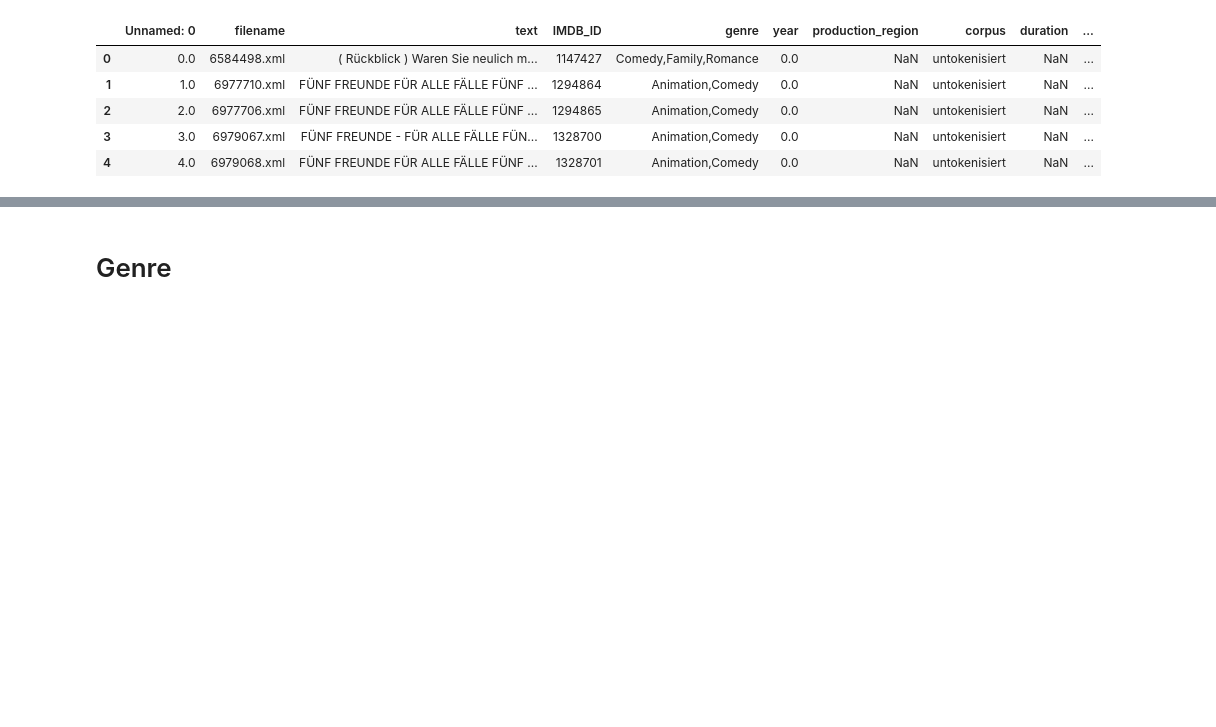
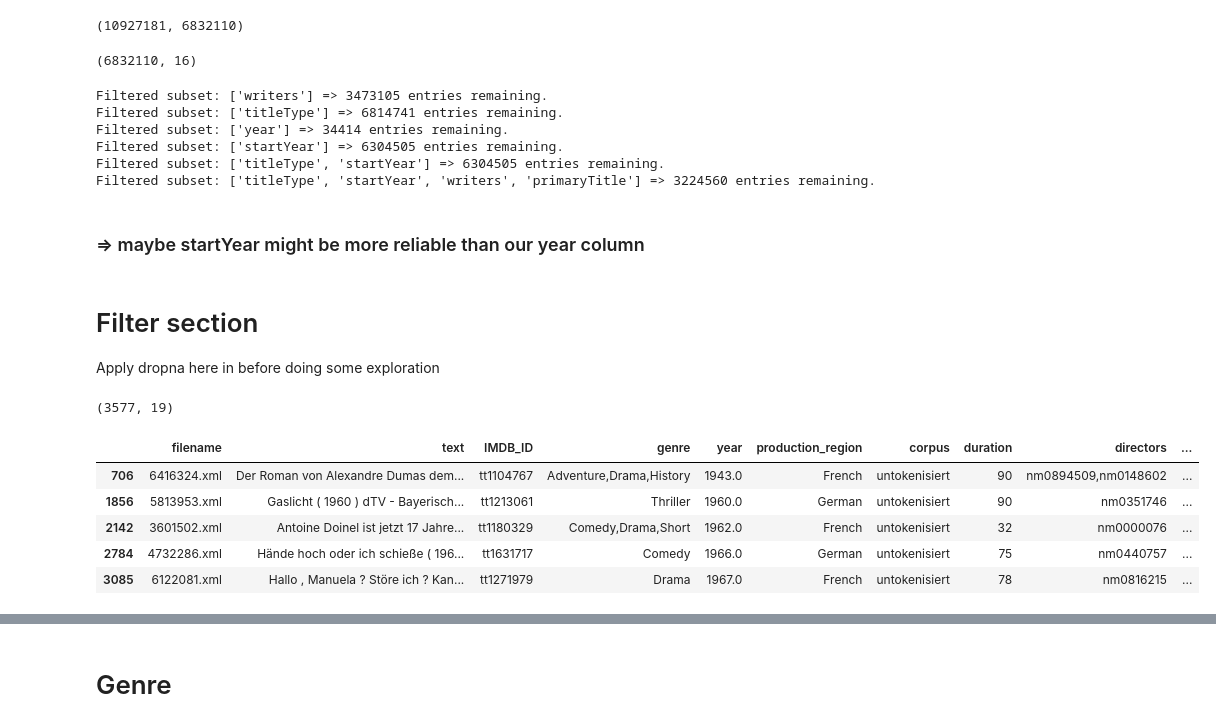
Before and after one commit to LennartKeller/SubtitleClustering, a Jupyter notebook: notebooks/DataExploration.ipynb, the cells around one changed output, grey strips where cells are left out. Drawn from its saved outputs; the diff is of its cells as text; code cells hidden in the pictures; blank space fills up the shorter version.

Commit message:
update data exploration notebook

```diff
--- a/notebooks/DataExploration.ipynb
+++ b/notebooks/DataExploration.ipynb
@@ -9,3 +6,2 @@ import matplotlib.pyplot as plt
 # %%
-df = pd.read_csv('../dataset/subtitles_dataset_tokenized.csv')
-crew_df = pd.read_csv('../dataset/crew.tsv', sep='\t')
+df = pd.read_csv('../dataset/complete_dataset.csv')
@@ -38,23 +17,61 @@ df.head()
-# %%
-# merge datasets
-crew_df['IMDB_ID'] = crew_df.tconst.apply(lambda x: int(x.replace('tt', '')))
-df = df.merge(right=crew_df, on='IMDB_ID', how='outer')
-#df = df.drop(['directors_x', 'writers_x', 'directors_y', 'writers_y'], axis=1)
-df = df.drop('tconst', axis=1)
-df = df.replace(r'\N', np.nan)
+# %%
+df.shape[0], df.drop_duplicates(subset='IMDB_ID').shape[0]
+# %% [output]
+(10927181, 6832110)
 # %%
 df.drop_duplicates(subset='IMDB_ID', inplace=True)
+# %%
+df.shape[0], df.dropna().shape[0]
+# %% [output]
+(6832110, 16)
+# %%
+subsets = [
+    ['writers'],
+    ['titleType'],
+    ['year'],
+    ['startYear'],
+    ['titleType', 'startYear'],
+    ['titleType', 'startYear', 'writers', 'primaryTitle']
+]
+
+for subset in subsets:
+    print(f'Filtered subset: {subset} => {df.dropna(subset=subset).shape[0]} entries remaining.')
+# %% [output]
+Filtered subset: ['writers'] => 3473105 entries remaining.
+Filtered subset: ['titleType'] => 6814741 entries remaining.
+Filtered subset: ['year'] => 34414 entries remaining.
+Filtered subset: ['startYear'] => 6304505 entries remaining.
+Filtered subset: ['titleType', 'startYear'] => 6304505 entries remaining.
+Filtered subset: ['titleType', 'startYear', 'writers', 'primaryTitle'] => 3224560 entries remaining.
+# %% [markdown]
+### => maybe startYear might be more reliable than our year column
 # %%
-df['main_genre'] = df.genre.str.split(',').apply(lambda x: x[0])
-df['main_region'] = [
-    'English' if "English" in list(map(lambda x: re.sub(r'\s+','', x), production_region.split(','))) else "Other" for production_region in df.production_region
-]
+# filter nans from genre and production_region when uncommenting this cell
+
+#df['main_genre'] = df.genre.str.split(',').apply(lambda x: x[0])
+#df['main_region'] = [
+#    'English' if "English" in list(map(lambda x: re.sub(r'\s+','', x), production_region.split(','))) else "Other" for production_region in df.production_region
+#]
+# %% [markdown]
+# Filter section
+Apply dropna here in before doing some exploration
+# %%
+df_filtered = df.dropna(subset=[
+    'titleType',
+    'startYear',
+    'writers',
+    'primaryTitle',
+    'genre',
+    'production_region']).copy()
+df_filtered.shape
+# %% [output]
+(3577, 19)
 # %%
-df.head()
+df_filtered.head()
 # %% [output]
-|  | Unnamed: 0 | filename | text | IMDB_ID | genre | year | production_region | corpus | duration | ... |
-| 0 | 0.0 | 6584498.xml | ( Rückblick ) Waren Sie neulich m... | 1147427 | Comedy,Family,Romance | 0.0 | NaN | untokenisiert | NaN | ... |
-| 1 | 1.0 | 6977710.xml | FÜNF FREUNDE FÜR ALLE FÄLLE FÜNF ... | 1294864 | Animation,Comedy | 0.0 | NaN | untokenisiert | NaN | ... |
-| 2 | 2.0 | 6977706.xml | FÜNF FREUNDE FÜR ALLE FÄLLE FÜNF ... | 1294865 | Animation,Comedy | 0.0 | NaN | untokenisiert | NaN | ... |
-| 3 | 3.0 | 6979067.xml | FÜNF FREUNDE - FÜR ALLE FÄLLE FÜN... | 1328700 | Animation,Comedy | 0.0 | NaN | untokenisiert | NaN | ... |
-| 4 | 4.0 | 6979068.xml | FÜNF FREUNDE FÜR ALLE FÄLLE FÜNF ... | 1328701 | Animation,Comedy | 0.0 | NaN | untokenisiert | NaN | ... |
+|  | filename | text | IMDB_ID | genre | year | production_region | corpus | duration | directors | ... |
+| 706 | 6416324.xml | Der Roman von Alexandre Dumas dem... | tt1104767 | Adventure,Drama,History | 1943.0 | French | untokenisiert | 90 | nm0894509,nm0148602 | ... |
+| 1856 | 5813953.xml | Gaslicht ( 1960 ) dTV - Bayerisch... | tt1213061 | Thriller | 1960.0 | German | untokenisiert | 90 | nm0351746 | ... |
+| 2142 | 3601502.xml | Antoine Doinel ist jetzt 17 Jahre... | tt1180329 | Comedy,Drama,Short | 1962.0 | French | untokenisiert | 32 | nm0000076 | ... |
+| 2784 | 4732286.xml | Hände hoch oder ich schieße ( 196... | tt1631717 | Comedy | 1966.0 | German | untokenisiert | 75 | nm0440757 | ... |
+| 3085 | 6122081.xml | Hallo , Manuela ? Störe ich ? Kan... | tt1271979 | Drama | 1967.0 | French | untokenisiert | 78 | nm0816215 | ... |
```
Also changed, not shown: parts of 64 cells of this notebook.
